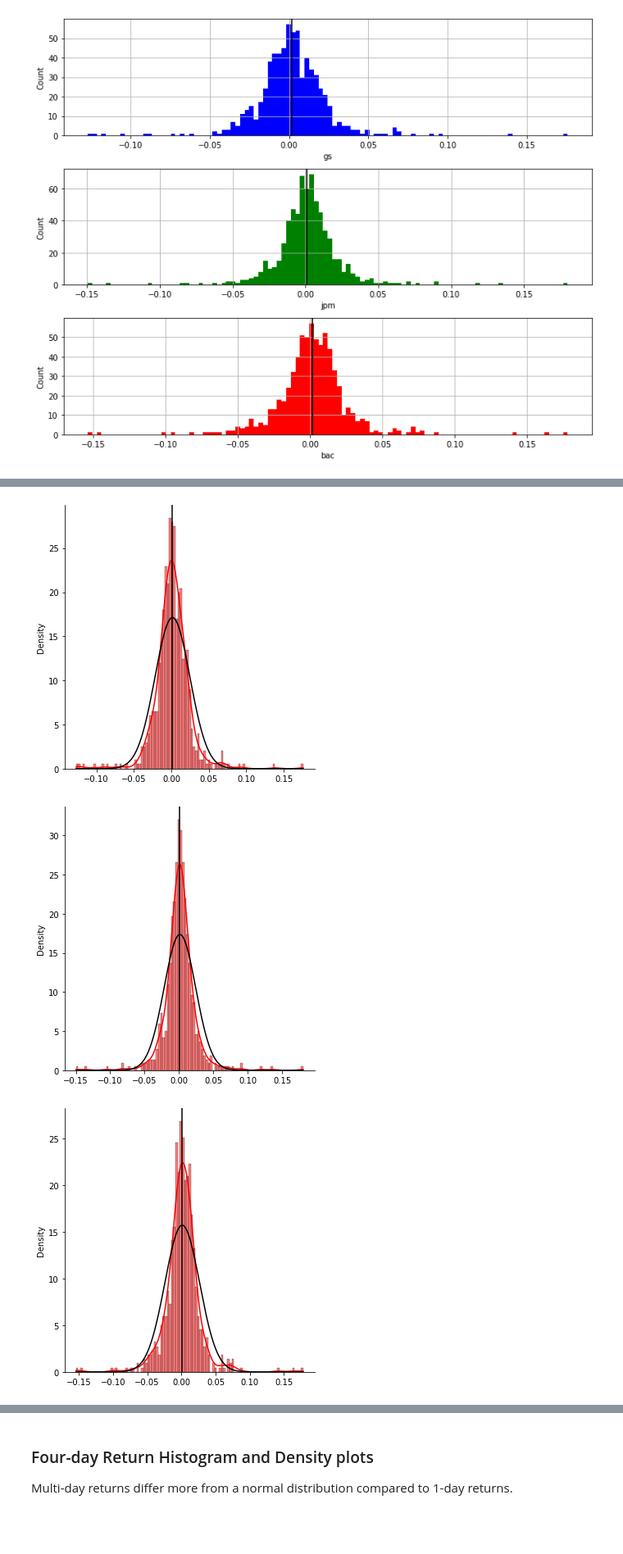
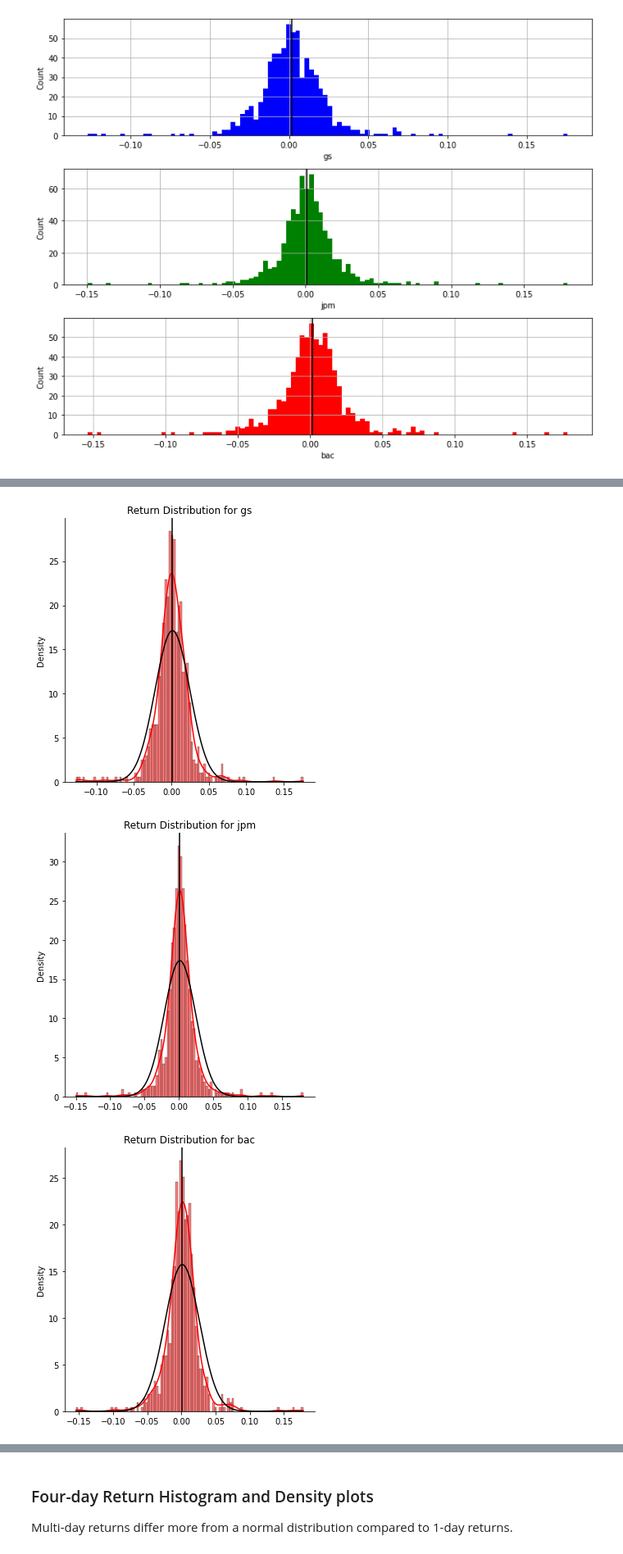
Before and after one commit to IanLKaplan/basic_finance, a Jupyter notebook: basic_finance.ipynb, the cells around one changed output, grey strips where cells are left out. Shown: that part at 82% size. Cells and saved outputs as stored; diff of their text form; code cells hidden in the pictures; blank space fills up the shorter version.

Commit message:
Added more narrative. Added the standard error of the mean to the mean and standard deviation tables.

```diff
--- a/basic_finance.ipynb
+++ b/basic_finance.ipynb
@@ -364,41 +372,43 @@ returns for each of the stocks.  The black curve shows the normal density
 function.
 </p>
 # %%
-def hist_plot(values: pd.Series, numBins: int, color: str) -> None:
+def hist_plot(values: pd.Series, asset: str, numBins: int, color: str) -> None:
     sns.displot(data=values, kde=True, color=color, bins=numBins, stat='density')
     mean = stat.mean(values)
     sd = stat.stdev(values)
     min = np.min(values)
     max = np.max(values)
     x_linspace = np.linspace(min, max, len(values))
     pdf = sp.stats.norm.pdf(x_linspace, mean, sd)
     plt.plot(x_linspace, pdf, color='black')
     plt.axvline(x=mean, color='black')
+    plt.title(f'Return Distribution for {asset}')
     plt.show()
 
 def hist_and_stats(close_prices: pd.DataFrame, period: int) -> Tuple[pd.DataFrame, pd.DataFrame]:
     numBins = int(np.sqrt(len(close_prices)) * 4)
     r_stat: List = []
     ll: List = []
     for col_ix, col in enumerate(close_prices.columns):
         r_one_day = simple_return(close_prices[col], period)
         ll.append(r_one_day)
-        hist_plot(r_one_day, numBins, colors[i])
+        hist_plot(r_one_day, col, numBins, colors[i])
         mean = stat.mean(r_one_day)
         sd = stat.stdev(r_one_day)
-        r_stat.append({'mean': mean, 'sd': sd})
+        sem = sp.stats.sem(r_one_day)
+        r_stat.append({'mean': mean, 'StdErr Mean': sem, 'sd': sd})
 
     r_mat = np.vstack(ll).transpose()
     ret_df: pd.DataFrame = pd.DataFrame(r_mat)
     ret_df.columns = close_prices.columns
 
     r_stat_df: pd.DataFrame = pd.DataFrame(r_stat)
     r_stat_df.index = close_prices.columns
     return ret_df, r_stat_df
 
 one_day_ret_df, r_stat_df = hist_and_stats(close_prices, 1)
-print(tabulate(r_stat_df, headers=['stock', 'mean', 'stddev'], tablefmt="fancy_grid"))
+print(tabulate(r_stat_df, headers=['stock', 'mean', 'StdErr Mean', 'stddev'], tablefmt="fancy_grid"))
 # %% [output]
-[figure, old version]
+[figure, new version]
-[figure, old version]
+[figure, new version]
-[figure, old version]
+[figure, new version]
```
Also changed, not shown: parts of 6 cells of this notebook.
